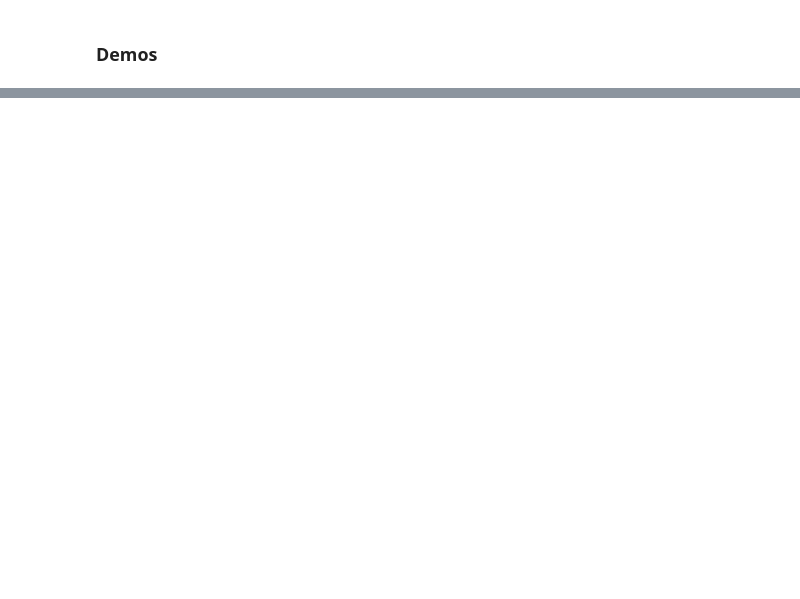
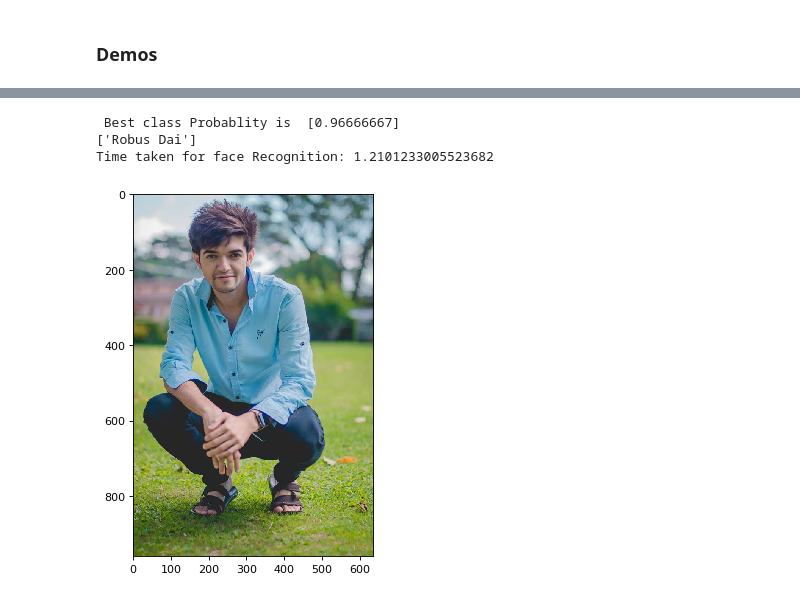
Before and after one commit to aadityachapagain/Facial_Recognition_System, a Jupyter notebook: MTCNN.ipynb, the cells around one changed output, grey strips where cells are left out. Saved outputs shown, nothing was run; the diff lists cells and outputs as text; code cells hidden in the pictures; blank space fills up the shorter version.

```diff
--- a/MTCNN.ipynb
+++ b/MTCNN.ipynb
@@ -1785,0 +1207,7 @@ TypeError: Expected cv::UMat for argument 'img'
+# %%
+detect_from_image('./celeb_dataset/GGG.jpg')
+# %% [output]
+ Best class Probablity is  [0.96666667]
+['Robus Dai']
+Time taken for face Recognition: 1.2101233005523682
+[figure, added]
```
Also changed, not shown: parts of 50 cells of this notebook, 2 other files.
